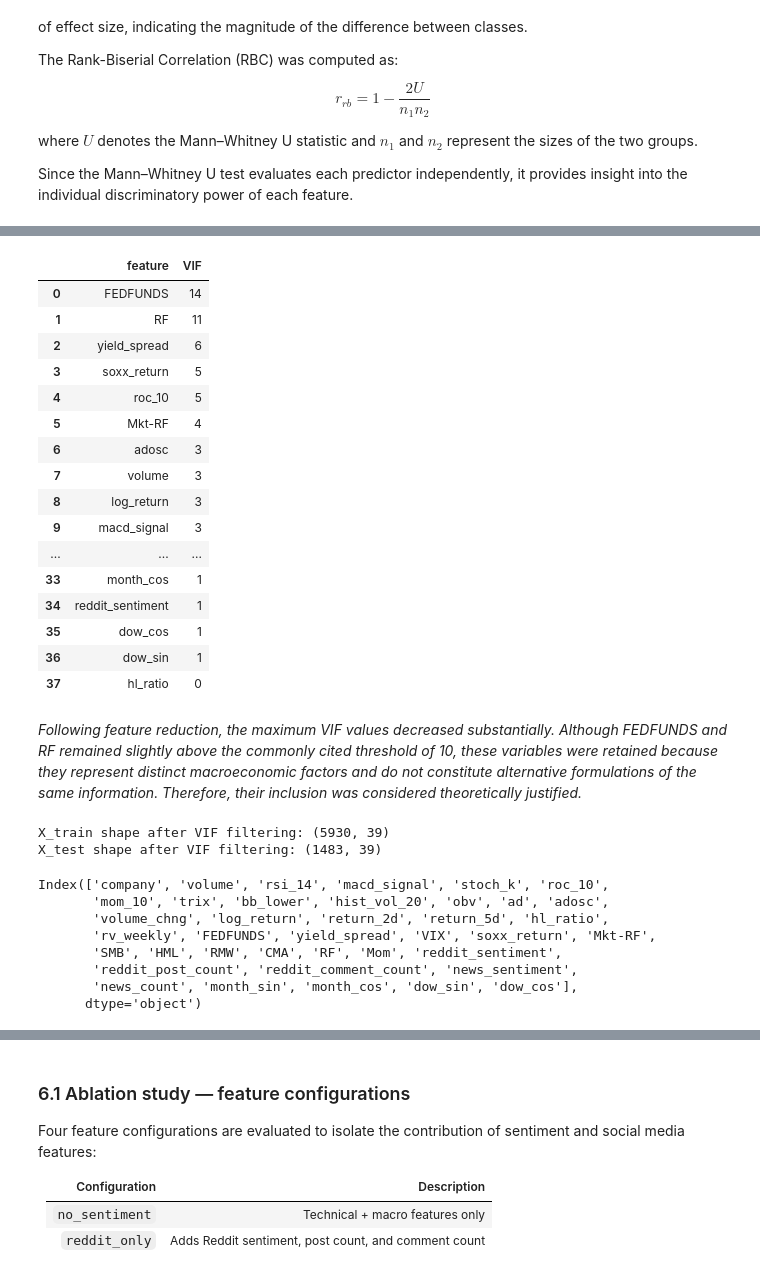
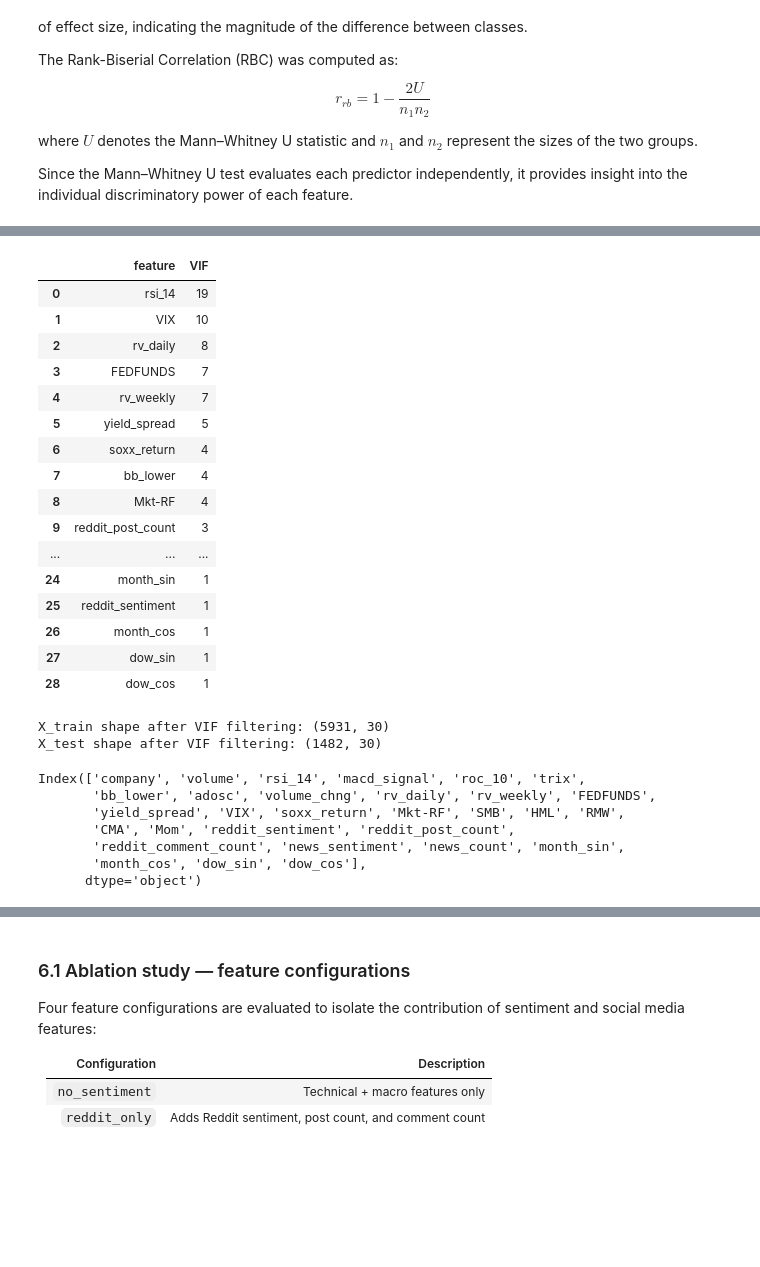
Before and after one commit to gaga1307/nlp_stock_market, a Jupyter notebook: 08_stock_price_direction_prediction.ipynb, the cells around one changed output, grey strips where cells are left out. Saved outputs shown, nothing was run; the diff lists cells and outputs as text; code cells hidden in the pictures; blank space fills up the shorter version.

```diff
--- a/08_stock_price_direction_prediction.ipynb
+++ b/08_stock_price_direction_prediction.ipynb
@@ -53,7 +41,7 @@ META_COLS   = ['date']
 TARGET_COL  = 'target_direction'
 DROP_COLS   = META_COLS + [
                 TARGET_COL,
-                'target_volatility_10d',
+                'target_log_volatility_5d',
             ]
 
 SENTIMENT_COLS = [
@@ -99,5 +85,5 @@ $$\text{target\_direction} = \mathbb{1}\left[\text{adj\_close}_{t+1} > \text{adj
 # %%
-cols_to_drop = ['adj_close', 'close']
+cols_to_drop = ['close']
 
 print(f'Dropping {len(cols_to_drop)} columns: {cols_to_drop}')
 
@@ -229,6 +215,7 @@ mw_df = (
 
 mw_df['mw_rank'] = range(1, len(mw_df) + 1)
 
+pd.reset_option('display.float_format')
 print(mw_df.to_string(index=False))
 # %% [output]
              feature  u_statistic  p_value  rank_biserial  abs_rank_biserial  mw_rank
@@ -357,62 +318,59 @@ Rather than removing all variables above the threshold automatically, predictors
 # %%
 features_to_drop = [
     "sma_20",
-    "bb_middle",
-    "std_20",
-    "DGS10",
-    "DGS2",
     "sma_10",
+    "wma_10",
     "williams_r",
-    "return_1d",
-    "wma_10",
     "high",
     "low",
     "open",
     "macd",
     "stoch_d",
+    "stoch_k",
     "bb_upper",
+    "bb_middle",
     "nasdaq_return",
-    "natr",
+    "mom_10",
+    "obv",
+    "ad",
     'atr_14',
     "log_volume",
-    "hv_lag_1",
-    "hv_lag_5",
-    "hv_lag_22",
-    "rv_daily",
-    "rv_monthly"
+    "DGS10",
+    "DGS2",
+    "RF",
+    "rv_monthly",
+    "natr"
 ]
 
 X_train_vif_reduced = X_train_vif.drop(columns=features_to_drop)
 
 vif_df_reduced = calculate_vif(X_train_vif_reduced)
 
 vif_df_reduced = (
     vif_df_reduced
     .sort_values("VIF", ascending=False)
     .reset_index(drop=True)
 )
 
 vif_df_reduced
 # %% [output]
 |  | feature | VIF |
-| 0 | FEDFUNDS | 14 |
-| 1 | RF | 11 |
-| 2 | yield_spread | 6 |
-| 3 | soxx_return | 5 |
-| 4 | roc_10 | 5 |
-| 5 | Mkt-RF | 4 |
-| 6 | adosc | 3 |
-| 7 | volume | 3 |
-| 8 | log_return | 3 |
-| 9 | macd_signal | 3 |
+| 0 | rsi_14 | 19 |
+| 1 | VIX | 10 |
+| 2 | rv_daily | 8 |
+| 3 | FEDFUNDS | 7 |
+| 4 | rv_weekly | 7 |
+| 5 | yield_spread | 5 |
+| 6 | soxx_return | 4 |
+| 7 | bb_lower | 4 |
+| 8 | Mkt-RF | 4 |
+| 9 | reddit_post_count | 3 |
 | ... | ... | ... |
-| 33 | month_cos | 1 |
-| 34 | reddit_sentiment | 1 |
-| 35 | dow_cos | 1 |
-| 36 | dow_sin | 1 |
-| 37 | hl_ratio | 0 |
+| 24 | month_sin | 1 |
+| 25 | reddit_sentiment | 1 |
+| 26 | month_cos | 1 |
+| 27 | dow_sin | 1 |
+| 28 | dow_cos | 1 |
-# %% [markdown]
-*Following feature reduction, the maximum VIF values decreased substantially. Although FEDFUNDS and RF remained slightly above the commonly cited threshold of 10, these variables were retained because they represent distinct macroeconomic factors and do not constitute alternative formulations of the same information. Therefore, their inclusion was considered theoretically justified.*
 # %%
 # Final feature set after VIF analysis
 X_train = X_train.drop(columns=features_to_drop)
@@ -421,18 +379,17 @@ X_test = X_test.drop(columns=features_to_drop)
 print(f"X_train shape after VIF filtering: {X_train.shape}")
 print(f"X_test shape after VIF filtering: {X_test.shape}")
 # %% [output]
-X_train shape after VIF filtering: (5930, 39)
-X_test shape after VIF filtering: (1483, 39)
+X_train shape after VIF filtering: (5931, 30)
+X_test shape after VIF filtering: (1482, 30)
 # %%
 X_train.columns
 # %% [output]
-Index(['company', 'volume', 'rsi_14', 'macd_signal', 'stoch_k', 'roc_10',
-       'mom_10', 'trix', 'bb_lower', 'hist_vol_20', 'obv', 'ad', 'adosc',
-       'volume_chng', 'log_return', 'return_2d', 'return_5d', 'hl_ratio',
-       'rv_weekly', 'FEDFUNDS', 'yield_spread', 'VIX', 'soxx_return', 'Mkt-RF',
-       'SMB', 'HML', 'RMW', 'CMA', 'RF', 'Mom', 'reddit_sentiment',
-       'reddit_post_count', 'reddit_comment_count', 'news_sentiment',
-       'news_count', 'month_sin', 'month_cos', 'dow_sin', 'dow_cos'],
+Index(['company', 'volume', 'rsi_14', 'macd_signal', 'roc_10', 'trix',
+       'bb_lower', 'adosc', 'volume_chng', 'rv_daily', 'rv_weekly', 'FEDFUNDS',
+       'yield_spread', 'VIX', 'soxx_return', 'Mkt-RF', 'SMB', 'HML', 'RMW',
+       'CMA', 'Mom', 'reddit_sentiment', 'reddit_post_count',
+       'reddit_comment_count', 'news_sentiment', 'news_count', 'month_sin',
+       'month_cos', 'dow_sin', 'dow_cos'],
       dtype='object')
 # %% [markdown]
 ## 6. Preprocessing
```
Also changed, not shown: parts of 23 cells of this notebook.
